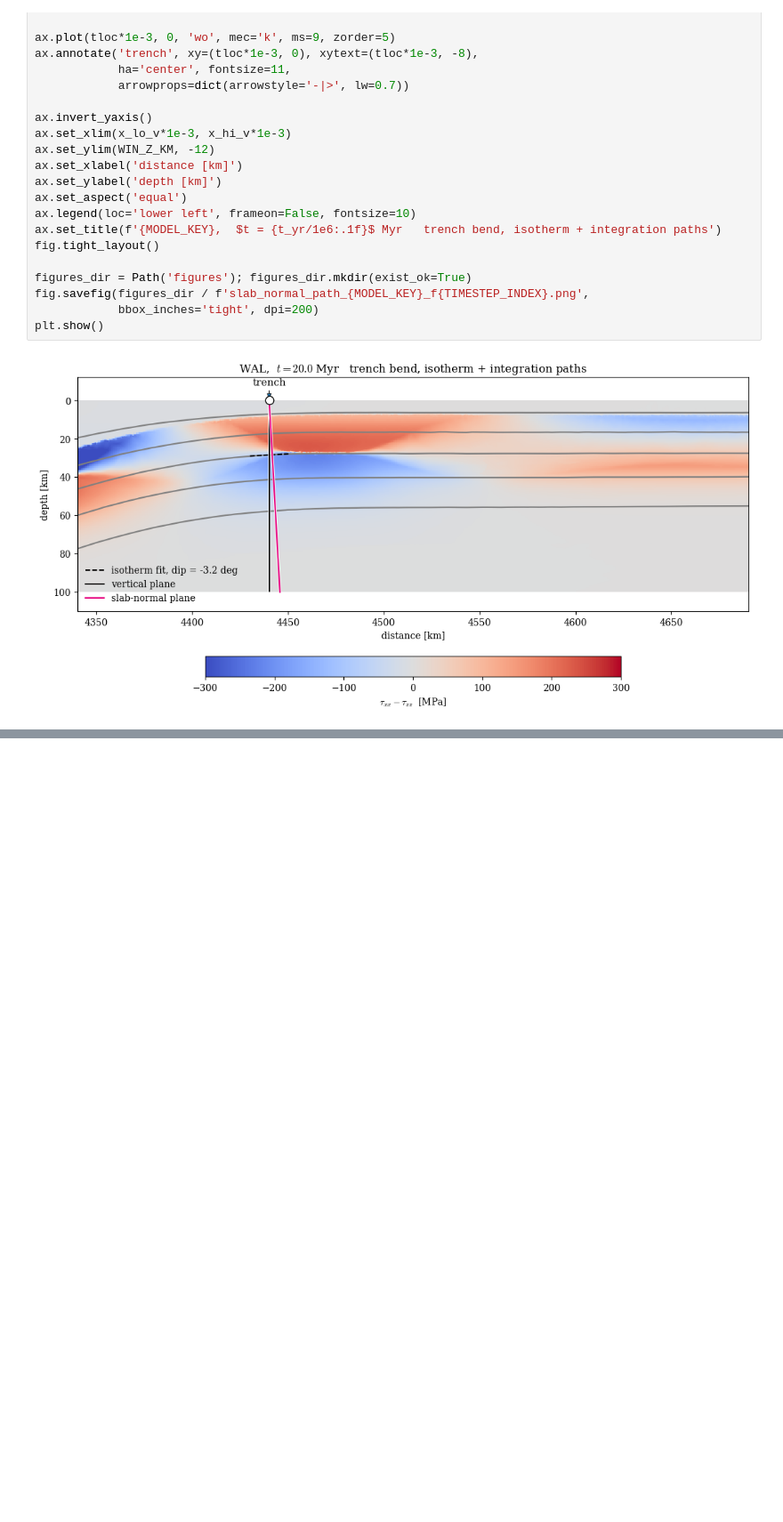
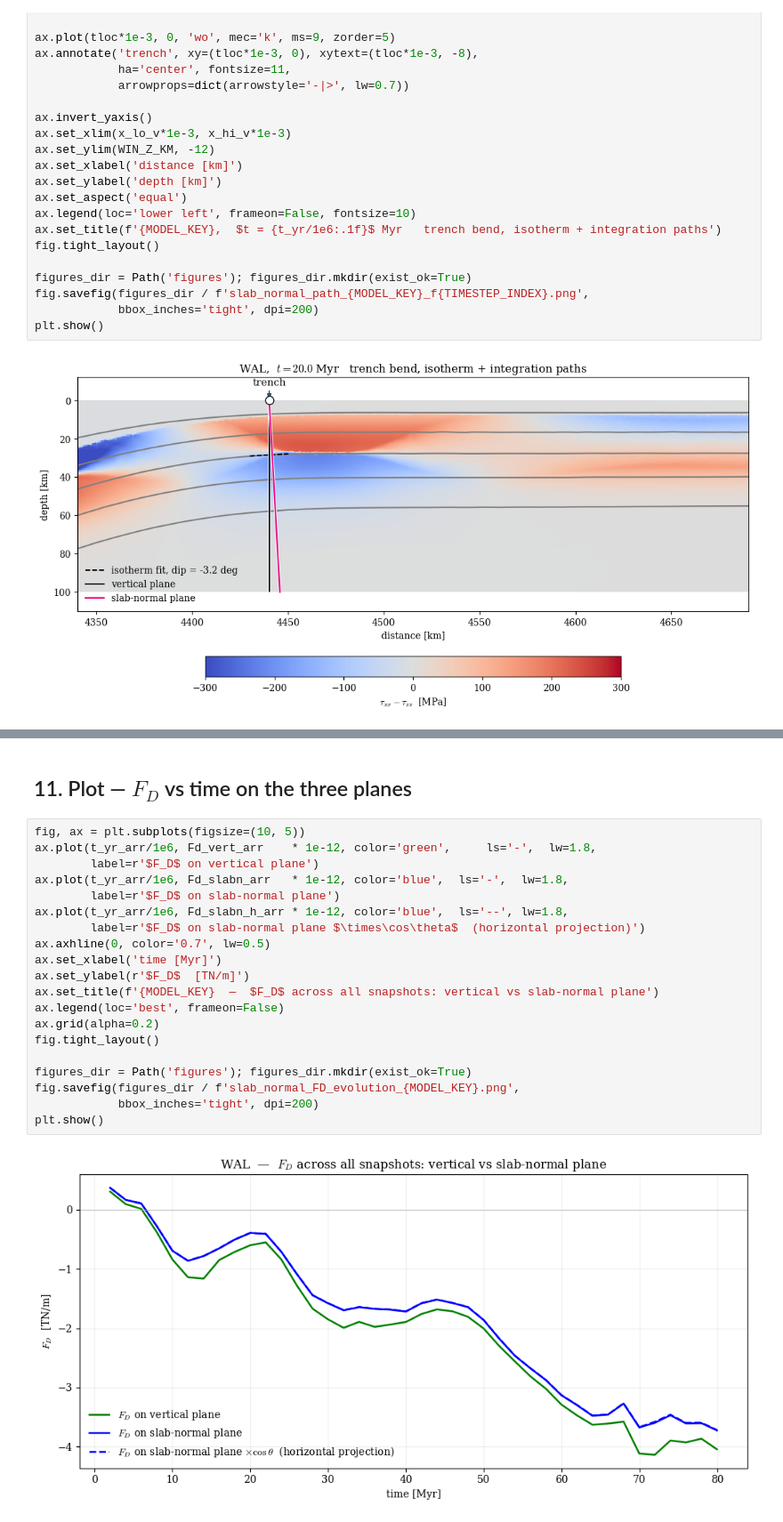
Before and after one commit to dansand/trench_pull_fluidity, a Jupyter notebook: notebooks/further_analysis/cerpa_slab_normal_FD.ipynb, the cells around one changed output, grey strips where cells are left out. Shown at 89% size. Saved outputs shown, nothing was run; the diff lists cells and outputs as text; blank space fills up the shorter version.

Commit message:
add time evolution, vertical plane approx

```diff
--- a/notebooks/further_analysis/cerpa_slab_normal_FD.ipynb
+++ b/notebooks/further_analysis/cerpa_slab_normal_FD.ipynb
@@ -315,0 +448,24 @@ plt.show()
+# %% [markdown]
+## 11. Plot — $F_D$ vs time on the three planes
+# %%
+fig, ax = plt.subplots(figsize=(10, 5))
+ax.plot(t_yr_arr/1e6, Fd_vert_arr    * 1e-12, color='green',     ls='-',  lw=1.8,
+        label=r'$F_D$ on vertical plane')
+ax.plot(t_yr_arr/1e6, Fd_slabn_arr   * 1e-12, color='blue',  ls='-',  lw=1.8,
+        label=r'$F_D$ on slab-normal plane')
+ax.plot(t_yr_arr/1e6, Fd_slabn_h_arr * 1e-12, color='blue',  ls='--', lw=1.8,
+        label=r'$F_D$ on slab-normal plane $\times\cos\theta$  (horizontal projection)')
+ax.axhline(0, color='0.7', lw=0.5)
+ax.set_xlabel('time [Myr]')
+ax.set_ylabel(r'$F_D$  [TN/m]')
+ax.set_title(f'{MODEL_KEY}  —  $F_D$ across all snapshots: vertical vs slab-normal plane')
+ax.legend(loc='best', frameon=False)
+ax.grid(alpha=0.2)
+fig.tight_layout()
+
+figures_dir = Path('figures'); figures_dir.mkdir(exist_ok=True)
+fig.savefig(figures_dir / f'slab_normal_FD_evolution_{MODEL_KEY}.png',
+            bbox_inches='tight', dpi=200)
+plt.show()
+# %% [output]
+[figure, added]
```
Also changed, not shown: parts of 2 cells of this notebook, 2 other files.
